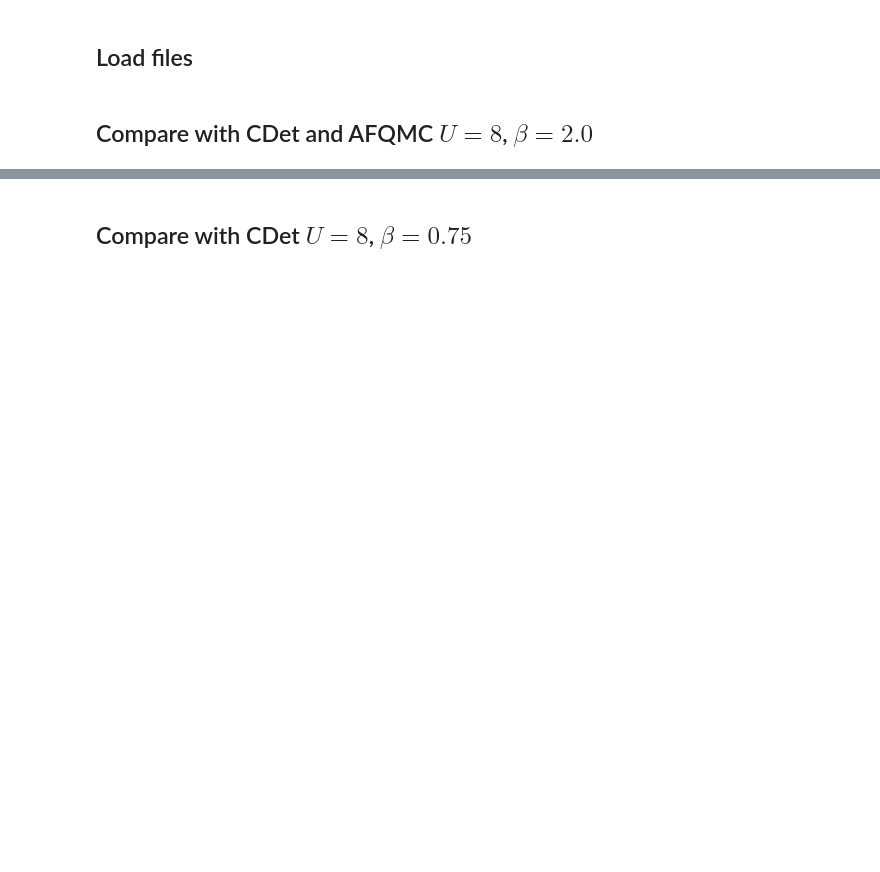
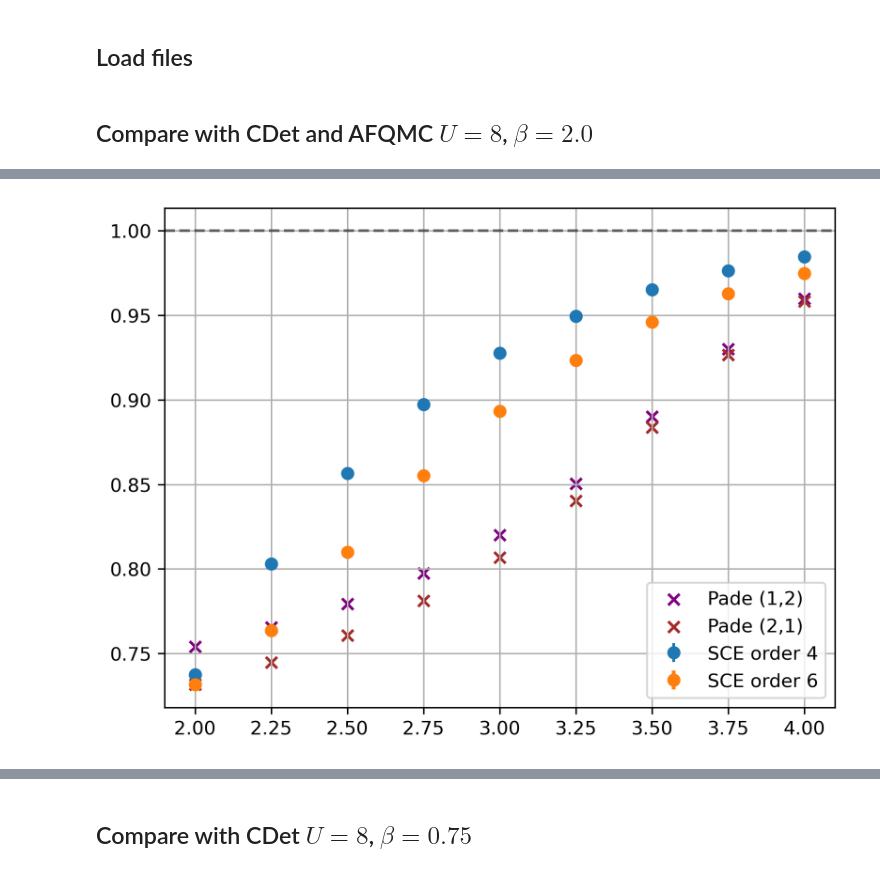
Before and after one commit to louishrm/strong_coupling_expansion, a Jupyter notebook: analytical/density_mu_beta.ipynb, the cells around one changed output, grey strips where cells are left out. Drawn from its saved outputs; the diff is of its cells as text; code cells hidden in the pictures; blank space fills up the shorter version.

```diff
--- a/analytical/density_mu_beta.ipynb
+++ b/analytical/density_mu_beta.ipynb
@@ -96,0 +119,20 @@ Text(0.5, 1.0, 'U=8.0, beta=2.0')
+# %%
+U = 8.0
+beta = 1.5
+alpha = 0.01
+mus, sum_4, sum_6, a_4, a_6, err_4, err_6 = load_data(U=U, beta=beta, alpha=alpha)
+error_sum_4 = err_4
+error_sum_6 = np.sqrt(err_4**2 + err_6**2)
+coeffs = [n_0(U,beta,mus), n_2(U,beta,mus), a_4, a_6]
+pade_12 = pade_approx_batch(coeffs, (1,2))(1.0).real
+pade_21 = pade_approx_batch(coeffs, (2,1))(1.0).real
+# %%
+plt.errorbar(mus, sum_4, yerr=err_4, label='SCE order 4', fmt='o')
+plt.errorbar(mus, sum_6, yerr=error_sum_6, label='SCE order 6', fmt='o', linewidth=2)
+plt.scatter(mus, pade_12, label='Pade (1,2)', color='purple', marker='x')
+plt.scatter(mus, pade_21, label='Pade (2,1)', color='brown', marker='x')
+plt.axhline(1.0, color='black', linestyle='--', alpha=0.5)
+plt.legend()
+plt.grid(True)
+# %% [output]
+[figure, added]
```
Also changed, not shown: parts of 14 cells of this notebook.
